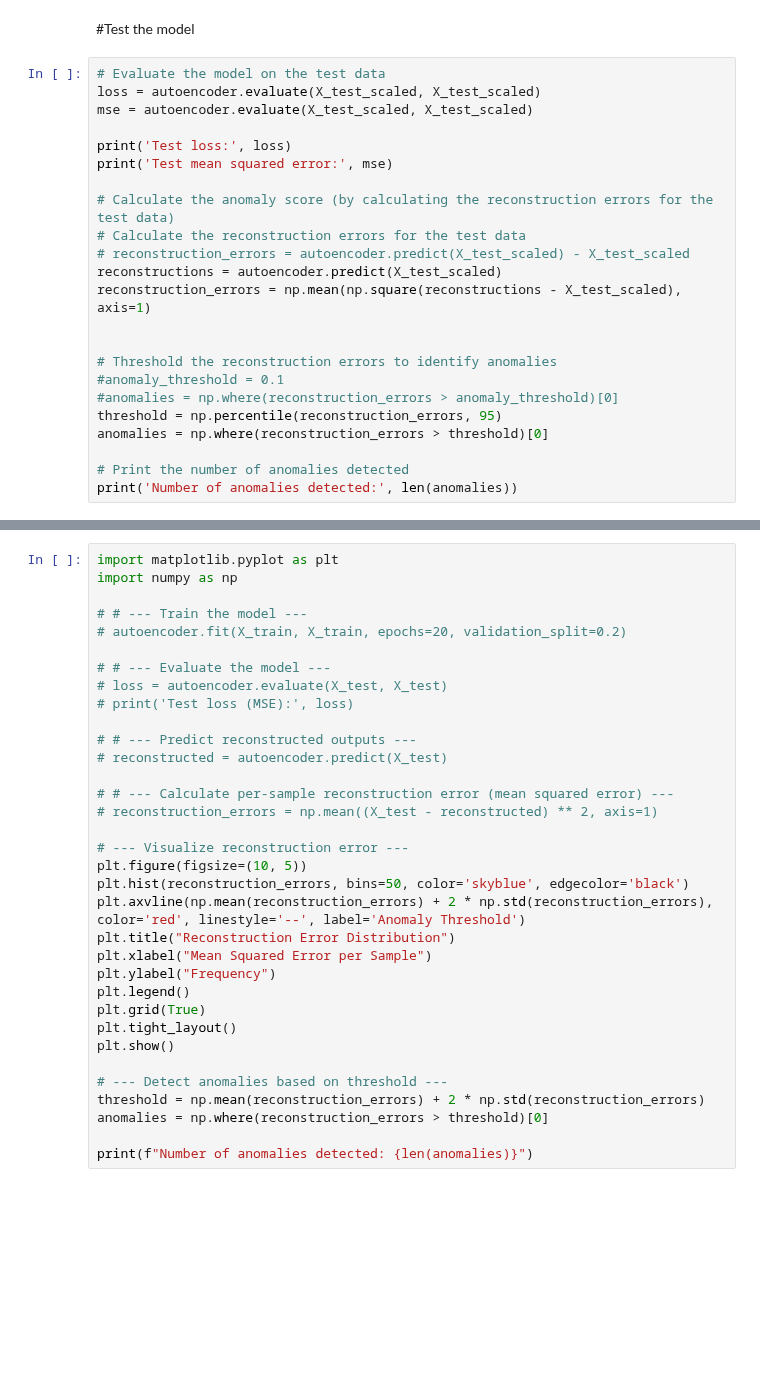
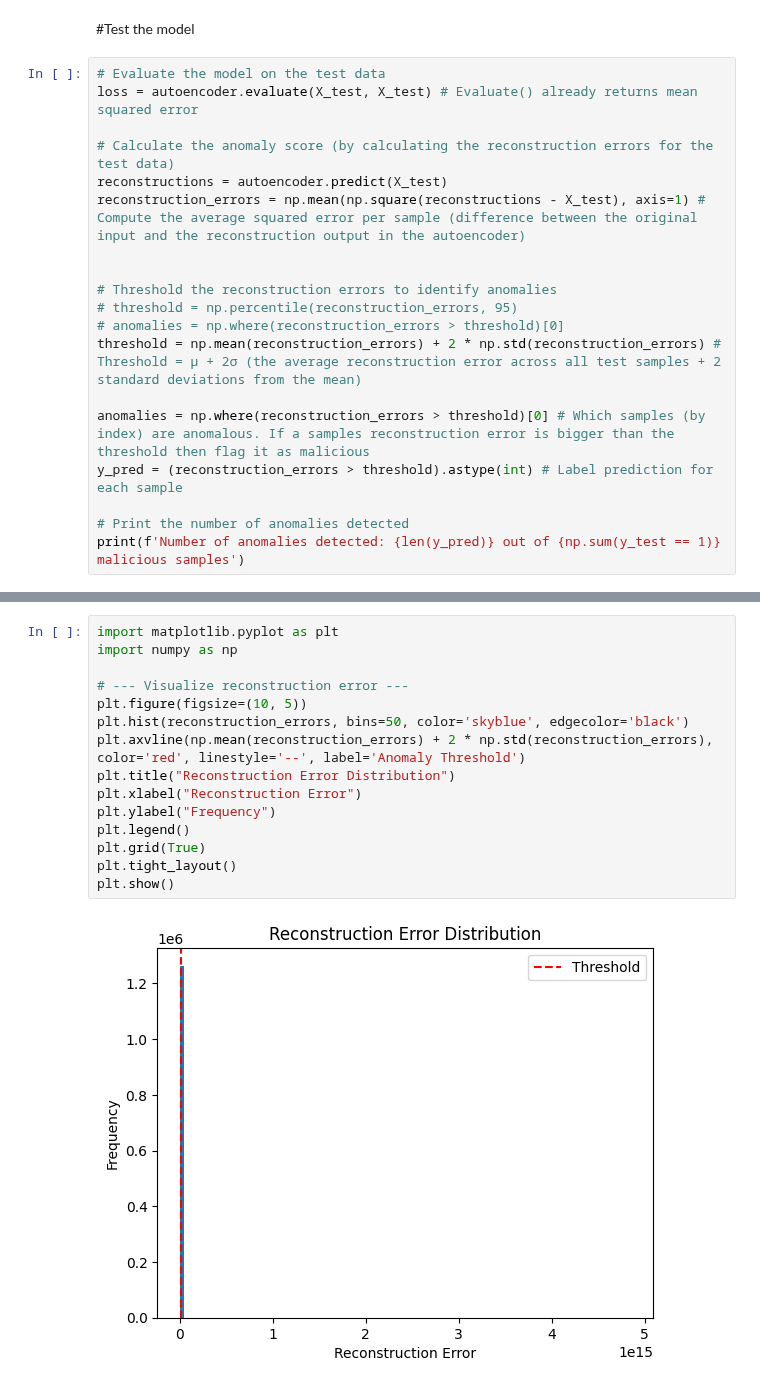
Before and after one commit to SianC7/LAIDS, a Jupyter notebook: Sian's_Autoencoder.ipynb, the cells around one changed output, grey strips where cells are left out. Cells and saved outputs as stored; diff of their text form; blank space fills up the shorter version.

```diff
--- a/Sian's_Autoencoder.ipynb
+++ b/Sian's_Autoencoder.ipynb
@@ -349,24 +233,20 @@ plt.show()
 #Test the model
 # %%
 # Evaluate the model on the test data
-loss = autoencoder.evaluate(X_test_scaled, X_test_scaled)
-mse = autoencoder.evaluate(X_test_scaled, X_test_scaled)
-
-print('Test loss:', loss)
-print('Test mean squared error:', mse)
+loss = autoencoder.evaluate(X_test, X_test) # Evaluate() already returns mean squared error
 
 # Calculate the anomaly score (by calculating the reconstruction errors for the test data)
-# Calculate the reconstruction errors for the test data
-# reconstruction_errors = autoencoder.predict(X_test_scaled) - X_test_scaled
-reconstructions = autoencoder.predict(X_test_scaled)
-reconstruction_errors = np.mean(np.square(reconstructions - X_test_scaled), axis=1)
+reconstructions = autoencoder.predict(X_test)
+reconstruction_errors = np.mean(np.square(reconstructions - X_test), axis=1) # Compute the average squared error per sample (difference between the original input and the reconstruction output in the autoencoder)
 
 
 # Threshold the reconstruction errors to identify anomalies
-#anomaly_threshold = 0.1
-#anomalies = np.where(reconstruction_errors > anomaly_threshold)[0]
-threshold = np.percentile(reconstruction_errors, 95)
-anomalies = np.where(reconstruction_errors > threshold)[0]
+# threshold = np.percentile(reconstruction_errors, 95)
+# anomalies = np.where(reconstruction_errors > threshold)[0]
+threshold = np.mean(reconstruction_errors) + 2 * np.std(reconstruction_errors) # Threshold = μ + 2σ (the average reconstruction error across all test samples + 2 standard deviations from the mean)
+
+anomalies = np.where(reconstruction_errors > threshold)[0] # Which samples (by index) are anomalous. If a samples reconstruction error is bigger than the threshold then flag it as malicious
+y_pred = (reconstruction_errors > threshold).astype(int) # Label prediction for each sample
 
 # Print the number of anomalies detected
-print('Number of anomalies detected:', len(anomalies))
+print(f'Number of anomalies detected: {len(y_pred)} out of {np.sum(y_test == 1)} malicious samples')
@@ -375,34 +305,17 @@ print('Number of anomalies detected:', len(anomalies))
 # %%
 import matplotlib.pyplot as plt
 import numpy as np
-
-# # --- Train the model ---
-# autoencoder.fit(X_train, X_train, epochs=20, validation_split=0.2)
-
-# # --- Evaluate the model ---
-# loss = autoencoder.evaluate(X_test, X_test)
-# print('Test loss (MSE):', loss)
-
-# # --- Predict reconstructed outputs ---
-# reconstructed = autoencoder.predict(X_test)
-
-# # --- Calculate per-sample reconstruction error (mean squared error) ---
-# reconstruction_errors = np.mean((X_test - reconstructed) ** 2, axis=1)
 
 # --- Visualize reconstruction error ---
 plt.figure(figsize=(10, 5))
 plt.hist(reconstruction_errors, bins=50, color='skyblue', edgecolor='black')
 plt.axvline(np.mean(reconstruction_errors) + 2 * np.std(reconstruction_errors), color='red', linestyle='--', label='Anomaly Threshold')
 plt.title("Reconstruction Error Distribution")
-plt.xlabel("Mean Squared Error per Sample")
+plt.xlabel("Reconstruction Error")
 plt.ylabel("Frequency")
 plt.legend()
 plt.grid(True)
 plt.tight_layout()
 plt.show()
-
-# --- Detect anomalies based on threshold ---
-threshold = np.mean(reconstruction_errors) + 2 * np.std(reconstruction_errors)
-anomalies = np.where(reconstruction_errors > threshold)[0]
-
-print(f"Number of anomalies detected: {len(anomalies)}")
+# %% [output]
+[figure, added]
```
Also changed, not shown: parts of 21 cells of this notebook.
